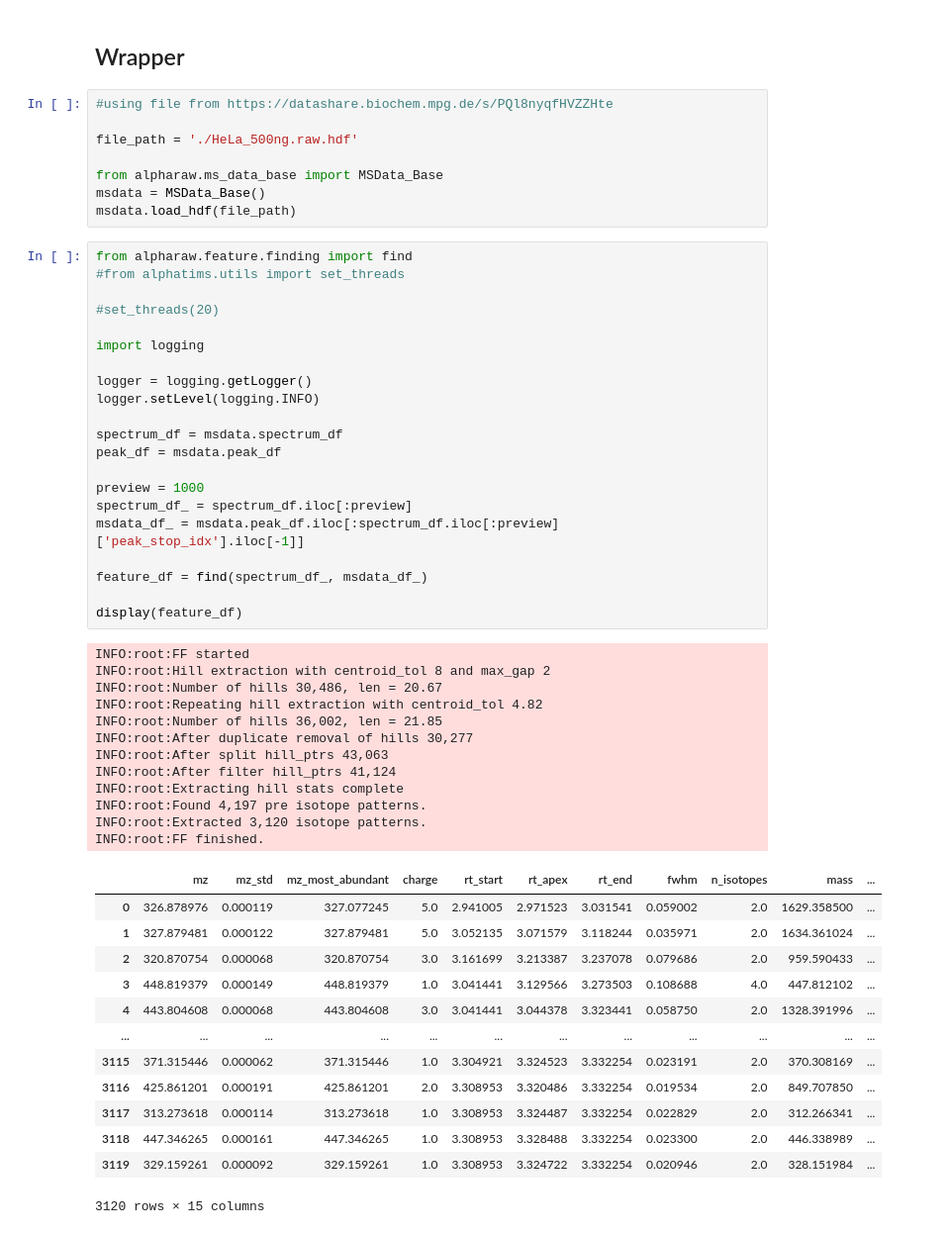
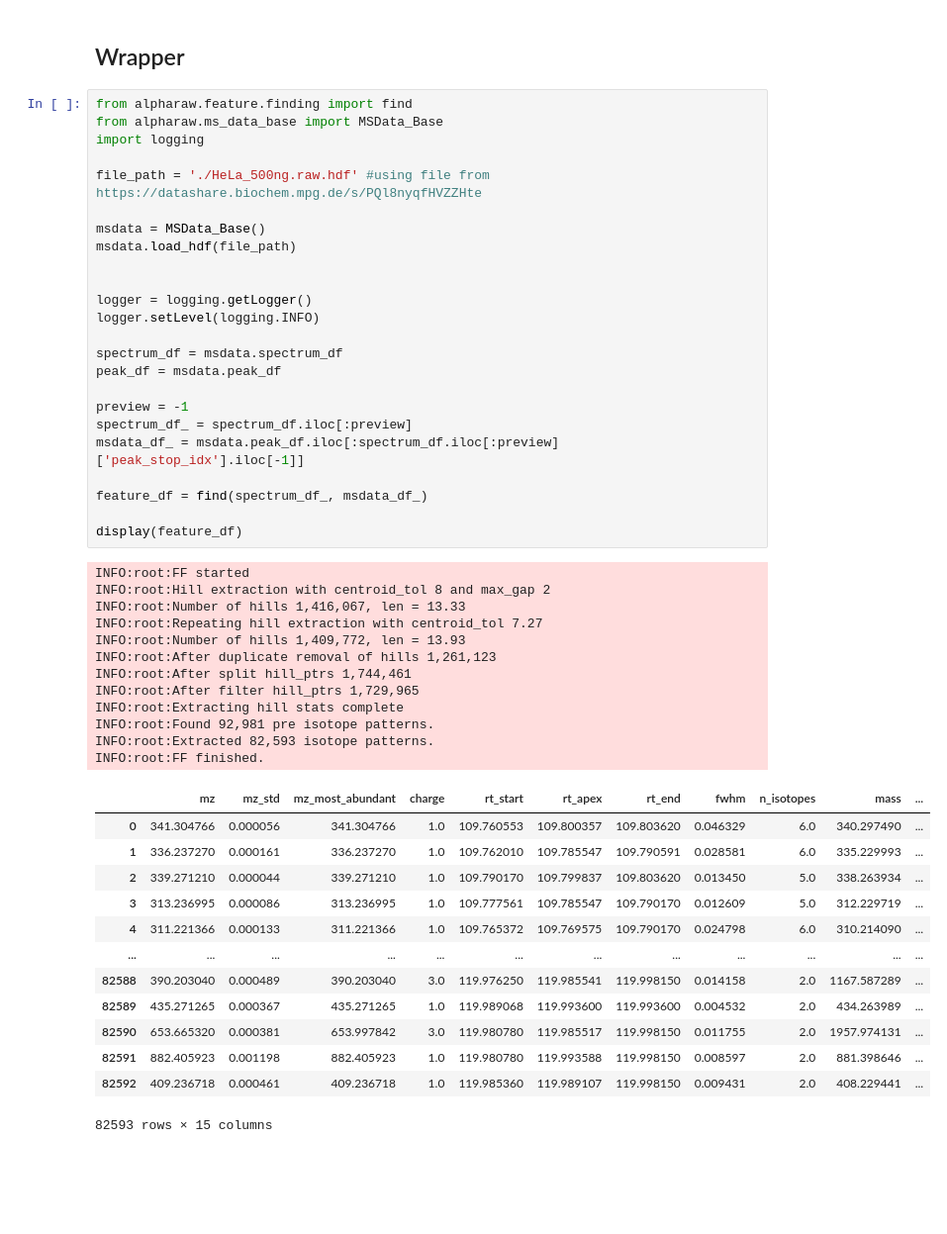
Before and after one commit to MannLabs/alpharaw, a Jupyter notebook: nbs/feature_finding.ipynb, the cells around one changed output. Shown at 99% size. Drawn from its saved outputs; the diff is of its cells as text; blank space fills up the shorter version.

```diff
--- a/nbs/feature_finding.ipynb
+++ b/nbs/feature_finding.ipynb
@@ -125,58 +123,53 @@ def test_check_isotope_pattern():
 test_check_isotope_pattern()
 # %% [markdown]
 ## Wrapper
-# %%
-#using file from https://datashare.biochem.mpg.de/s/PQl8nyqfHVZZHte
-
-file_path = './HeLa_500ng.raw.hdf'
-
-from alpharaw.ms_data_base import MSData_Base
-msdata = MSData_Base()
-msdata.load_hdf(file_path)
 # %%
 from alpharaw.feature.finding import find
-#from alphatims.utils import set_threads
+from alpharaw.ms_data_base import MSData_Base
+import logging
 
-#set_threads(20)
+file_path = './HeLa_500ng.raw.hdf' #using file from https://datashare.biochem.mpg.de/s/PQl8nyqfHVZZHte
 
-import logging
+msdata = MSData_Base()
+msdata.load_hdf(file_path)
+
 
 logger = logging.getLogger()
 logger.setLevel(logging.INFO)
 
 spectrum_df = msdata.spectrum_df
 peak_df = msdata.peak_df
 
-preview = 1000
+preview = -1
 spectrum_df_ = spectrum_df.iloc[:preview]
 msdata_df_ = msdata.peak_df.iloc[:spectrum_df.iloc[:preview]['peak_stop_idx'].iloc[-1]]
 
 feature_df = find(spectrum_df_, msdata_df_)
 
 display(feature_df)
 # %% [output]
 INFO:root:FF started
 INFO:root:Hill extraction with centroid_tol 8 and max_gap 2
-INFO:root:Number of hills 30,486, len = 20.67
-INFO:root:Repeating hill extraction with centroid_tol 4.82
-INFO:root:Number of hills 36,002, len = 21.85
-INFO:root:After duplicate removal of hills 30,277
-INFO:root:After split hill_ptrs 43,063
-INFO:root:After filter hill_ptrs 41,124
+INFO:root:Number of hills 1,416,067, len = 13.33
+INFO:root:Repeating hill extraction with centroid_tol 7.27
+INFO:root:Number of hills 1,409,772, len = 13.93
+INFO:root:After duplicate removal of hills 1,261,123
+INFO:root:After split hill_ptrs 1,744,461
+INFO:root:After filter hill_ptrs 1,729,965
 INFO:root:Extracting hill stats complete
-INFO:root:Found 4,197 pre isotope patterns.
-INFO:root:Extracted 3,120 isotope patterns.
+INFO:root:Found 92,981 pre isotope patterns.
+INFO:root:Extracted 82,593 isotope patterns.
 INFO:root:FF finished.
 |  | mz | mz_std | mz_most_abundant | charge | rt_start | rt_apex | rt_end | fwhm | n_isotopes | mass | ... |
-| 0 | 326.878976 | 0.000119 | 327.077245 | 5.0 | 2.941005 | 2.971523 | 3.031541 | 0.059002 | 2.0 | 1629.358500 | ... |
-| 1 | 327.879481 | 0.000122 | 327.879481 | 5.0 | 3.052135 | 3.071579 | 3.118244 | 0.035971 | 2.0 | 1634.361024 | ... |
-| 2 | 320.870754 | 0.000068 | 320.870754 | 3.0 | 3.161699 | 3.213387 | 3.237078 | 0.079686 | 2.0 | 959.590433 | ... |
-| 3 | 448.819379 | 0.000149 | 448.819379 | 1.0 | 3.041441 | 3.129566 | 3.273503 | 0.108688 | 4.0 | 447.812102 | ... |
-| 4 | 443.804608 | 0.000068 | 443.804608 | 3.0 | 3.041441 | 3.044378 | 3.323441 | 0.058750 | 2.0 | 1328.391996 | ... |
+| 0 | 341.304766 | 0.000056 | 341.304766 | 1.0 | 109.760553 | 109.800357 | 109.803620 | 0.046329 | 6.0 | 340.297490 | ... |
+| 1 | 336.237270 | 0.000161 | 336.237270 | 1.0 | 109.762010 | 109.785547 | 109.790591 | 0.028581 | 6.0 | 335.229993 | ... |
+| 2 | 339.271210 | 0.000044 | 339.271210 | 1.0 | 109.790170 | 109.799837 | 109.803620 | 0.013450 | 5.0 | 338.263934 | ... |
+| 3 | 313.236995 | 0.000086 | 313.236995 | 1.0 | 109.777561 | 109.785547 | 109.790170 | 0.012609 | 5.0 | 312.229719 | ... |
+| 4 | 311.221366 | 0.000133 | 311.221366 | 1.0 | 109.765372 | 109.769575 | 109.790170 | 0.024798 | 6.0 | 310.214090 | ... |
 | ... | ... | ... | ... | ... | ... | ... | ... | ... | ... | ... | ... |
-| 3115 | 371.315446 | 0.000062 | 371.315446 | 1.0 | 3.304921 | 3.324523 | 3.332254 | 0.023191 | 2.0 | 370.308169 | ... |
-| 3116 | 425.861201 | 0.000191 | 425.861201 | 2.0 | 3.308953 | 3.320486 | 3.332254 | 0.019534 | 2.0 | 849.707850 | ... |
-| 3117 | 313.273618 | 0.000114 | 313.273618 | 1.0 | 3.308953 | 3.324487 | 3.332254 | 0.022829 | 2.0 | 312.266341 | ... |
-| 3118 | 447.346265 | 0.000161 | 447.346265 | 1.0 | 3.308953 | 3.328488 | 3.332254 | 0.023300 | 2.0 | 446.338989 | ... |
-| 3119 | 329.159261 | 0.000092 | 329.159261 | 1.0 | 3.308953 | 3.324722 | 3.332254 | 0.020946 | 2.0 | 328.151984 | ... |
+| 82588 | 390.203040 | 0.000489 | 390.203040 | 3.0 | 119.976250 | 119.985541 | 119.998150 | 0.014158 | 2.0 | 1167.587289 | ... |
+| 82589 | 435.271265 | 0.000367 | 435.271265 | 1.0 | 119.989068 | 119.993600 | 119.993600 | 0.004532 | 2.0 | 434.263989 | ... |
+| 82590 | 653.665320 | 0.000381 | 653.997842 | 3.0 | 119.980780 | 119.985517 | 119.998150 | 0.011755 | 2.0 | 1957.974131 | ... |
+| 82591 | 882.405923 | 0.001198 | 882.405923 | 1.0 | 119.980780 | 119.993588 | 119.998150 | 0.008597 | 2.0 | 881.398646 | ... |
+| 82592 | 409.236718 | 0.000461 | 409.236718 | 1.0 | 119.985360 | 119.989107 | 119.998150 | 0.009431 | 2.0 | 408.229441 | ... |
-3120 rows × 15 columns
+82593 rows × 15 columns
```
Also changed, not shown: parts of 4 cells of this notebook, 4 other files.
